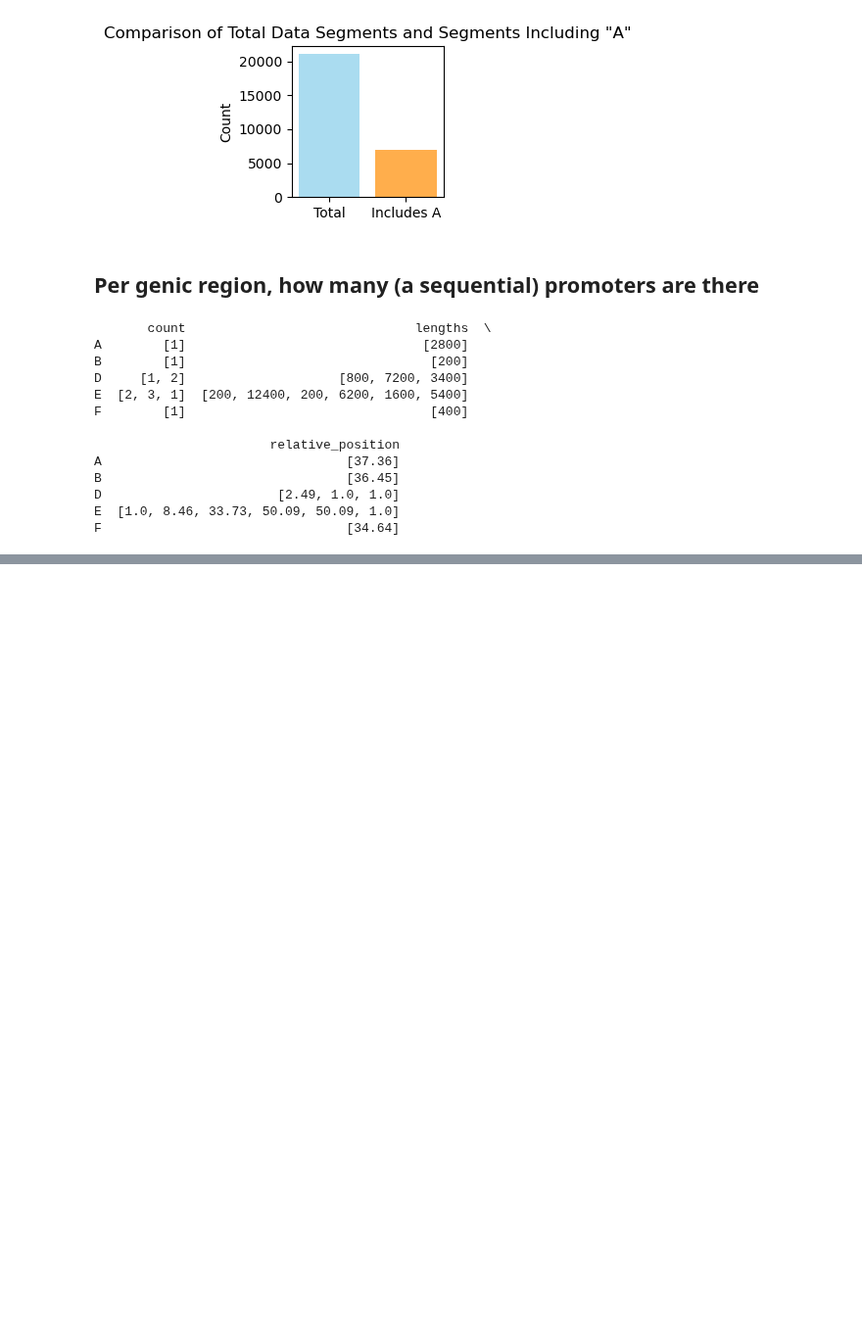
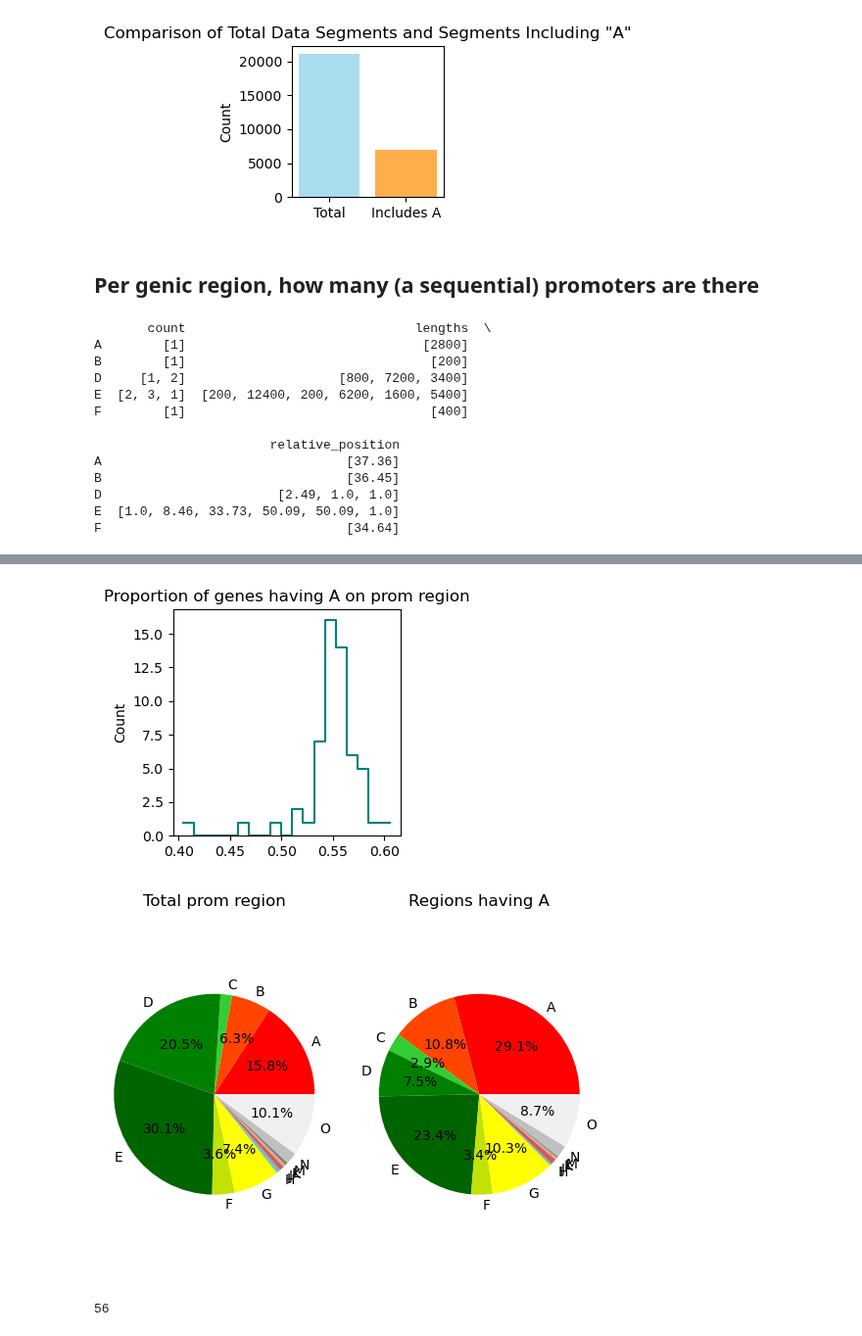
Before and after one commit to caocao0525/NSP, a Jupyter notebook: promoter_study.ipynb, the cells around one changed output, grey strips where cells are left out. Shown at 98% size. Cells and saved outputs as stored; diff of their text form; code cells hidden in the pictures; blank space fills up the shorter version.

```diff
--- a/promoter_study.ipynb
+++ b/promoter_study.ipynb
@@ -929,0 +1063,5 @@ df_cs_wise2fig(df_cs_wise, chromatin_state="A")
+# %%
+prom_cs_all0, occu_cs_all0=prom_stat1(prom_path="../database/roadmap/prom/up2kdown4k/gene_exp/rpkm10/", chromatin_state="A")
+# %% [output]
+[figure, added]
+[figure, added]
@@ -929,0 +1072,4 @@ df_cs_wise2fig(df_cs_wise, chromatin_state="A")
+# %%
+len(prom_cs_all)
+# %% [output]
+56
```
Also changed, not shown: parts of 106 cells of this notebook, 3 other files.
